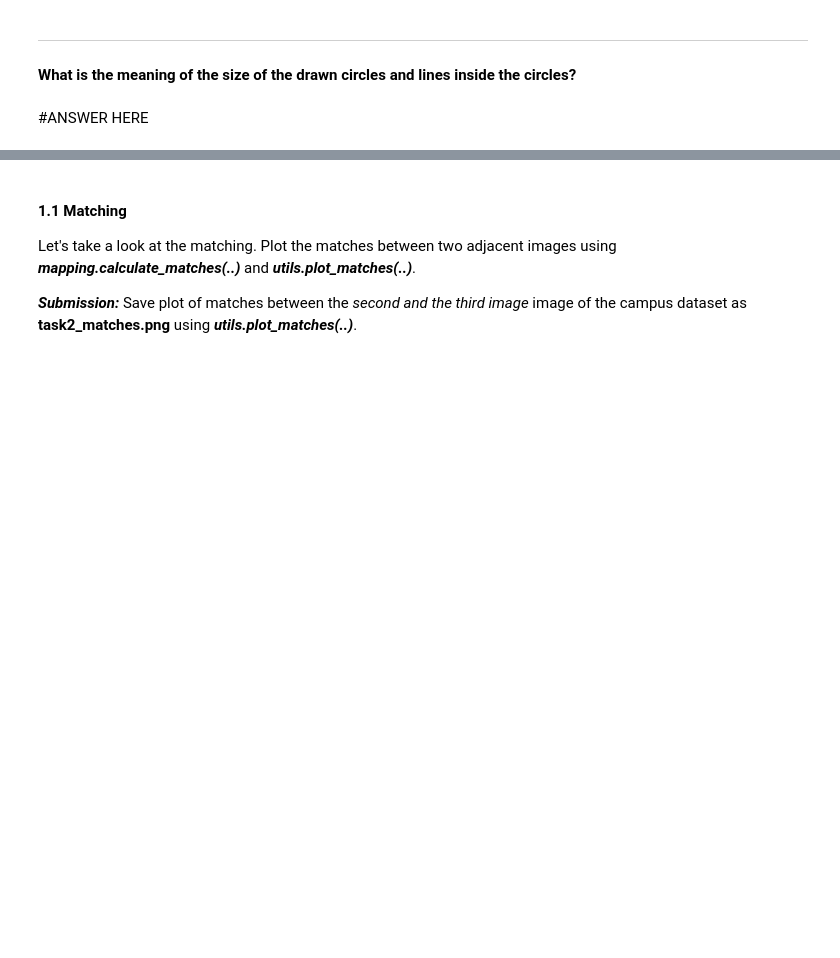
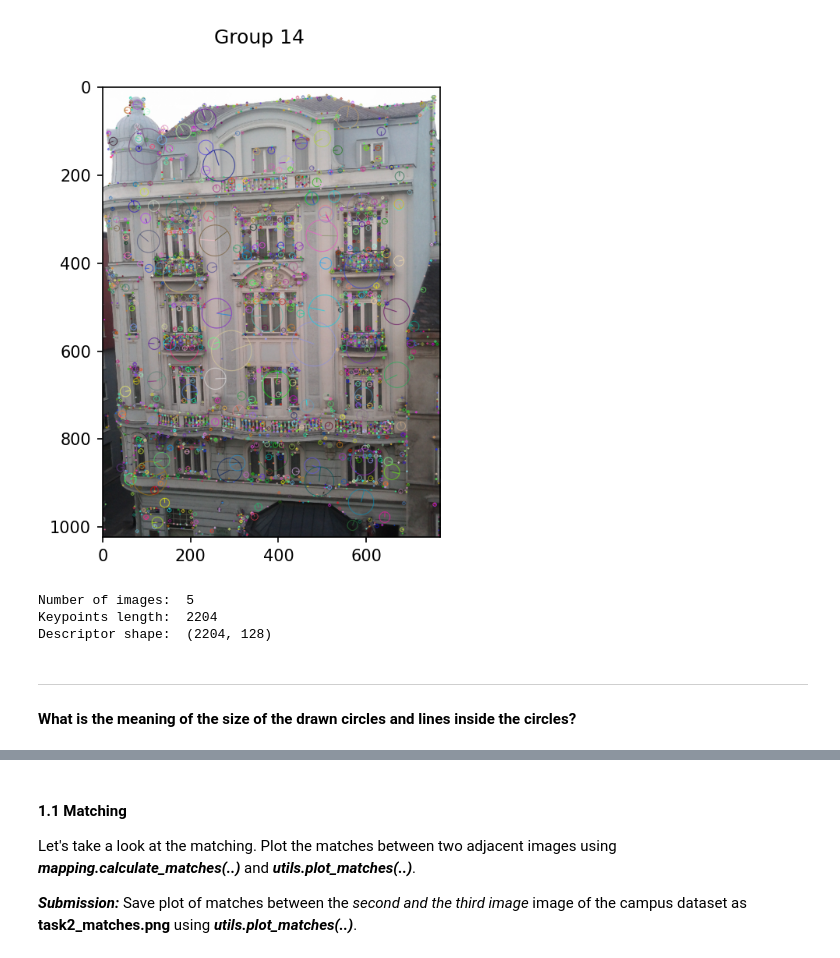
Before and after one commit to gissuvalentina/ComputerVision_Group14_Assignment1, a Jupyter notebook: Assignment1/TASK2/Task2.ipynb, the cells around one changed output, grey strips where cells are left out. Cells and saved outputs as stored; diff of their text form; code cells hidden in the pictures; blank space fills up the shorter version.

Commit message:
Add task 2.1 and 2.2

```diff
--- a/Assignment1/TASK2/Task2.ipynb
+++ b/Assignment1/TASK2/Task2.ipynb
@@ -29,14 +32,23 @@ data_path = 'data/office_rot'
 # %%
 #student_code start
+images, keypoints, descriptors = dataset.get_panorama_data(data_path)
 
+second_img_index = 1
+utils.plot_keypoints(images[second_img_index],
+                     keypoints[second_img_index],
+                     'Group 14',
+                     'task2_keypoints.png')
 #student_code end
 
 # check import
 print('Number of images: ',len(images))
 print('Keypoints length: ', len(keypoints[0]))
 print('Descriptor shape: ',descriptors[0].shape)
+# %% [output]
+[figure, added]
+Number of images:  5
+Keypoints length:  2204
+Descriptor shape:  (2204, 128)
 # %% [markdown]
 ***
 #### What is the meaning of the size of the drawn circles and lines inside the circles?
-# %% [markdown]
-#ANSWER HERE
```
Also changed, not shown: parts of 12 cells of this notebook, 6 other files.
